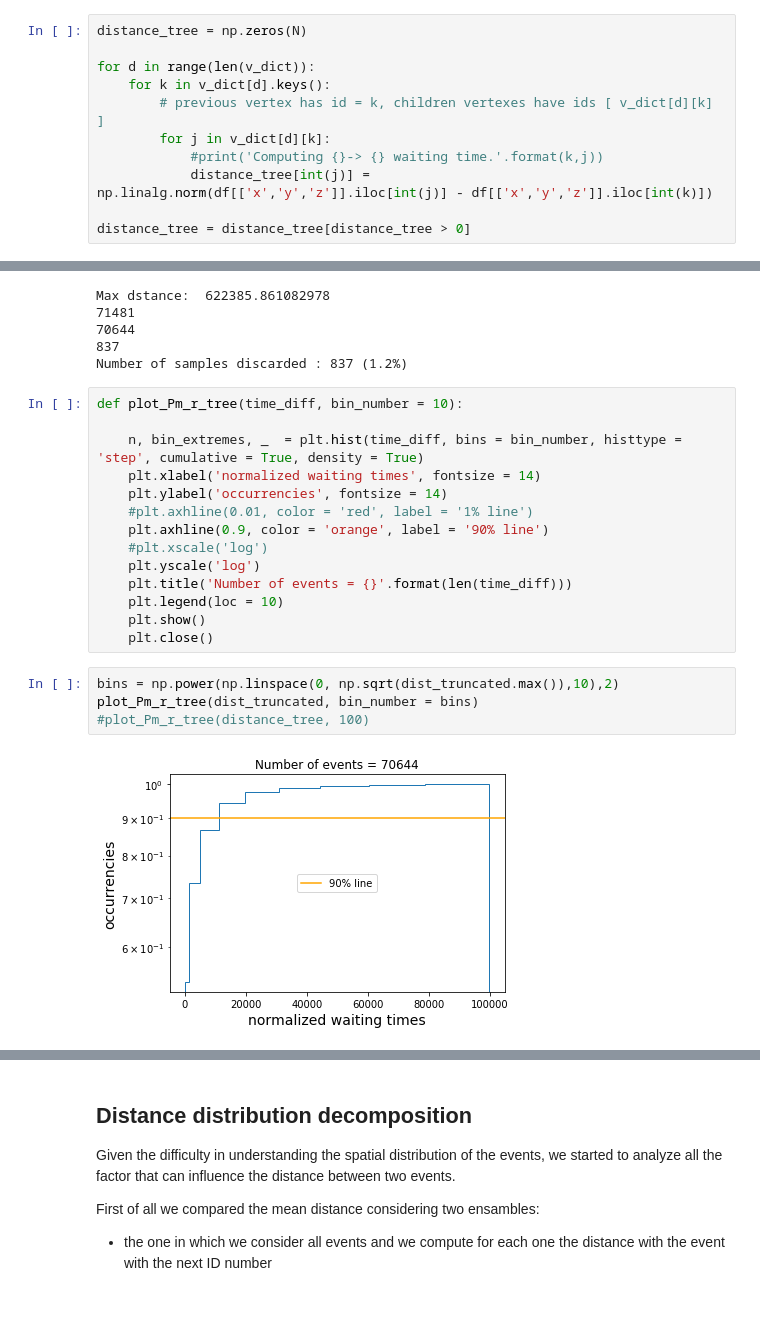
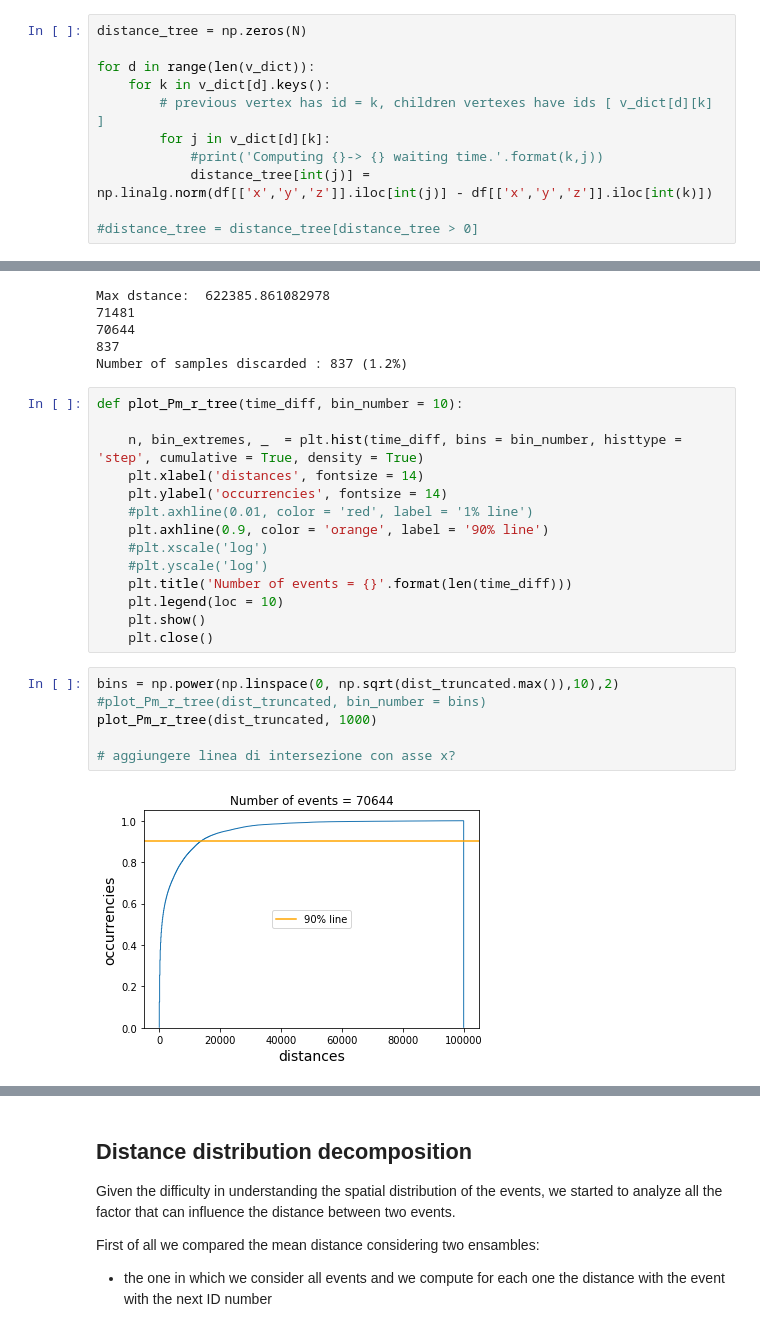
Before and after one commit to mango915/Earthquakes, a Jupyter notebook: nico.ipynb, the cells around one changed output, grey strips where cells are left out. Cells and saved outputs as stored; diff of their text form.

```diff
--- a/nico.ipynb
+++ b/nico.ipynb
@@ -808,4 +820,4 @@ for d in range(len(v_dict)):
             #print('Computing {}-> {} waiting time.'.format(k,j))
             distance_tree[int(j)] = np.linalg.norm(df[['x','y','z']].iloc[int(j)] - df[['x','y','z']].iloc[int(k)])
 
-distance_tree = distance_tree[distance_tree > 0]
+#distance_tree = distance_tree[distance_tree > 0]
@@ -830,22 +846,24 @@ Number of samples discarded : 837 (1.2%)
 def plot_Pm_r_tree(time_diff, bin_number = 10):
 
     n, bin_extremes, _  = plt.hist(time_diff, bins = bin_number, histtype = 'step', cumulative = True, density = True)
-    plt.xlabel('normalized waiting times', fontsize = 14)
+    plt.xlabel('distances', fontsize = 14)
     plt.ylabel('occurrencies', fontsize = 14)
     #plt.axhline(0.01, color = 'red', label = '1% line')
     plt.axhline(0.9, color = 'orange', label = '90% line')
     #plt.xscale('log')
-    plt.yscale('log')
+    #plt.yscale('log')
     plt.title('Number of events = {}'.format(len(time_diff)))
     plt.legend(loc = 10)
     plt.show()
     plt.close()
 # %%
 bins = np.power(np.linspace(0, np.sqrt(dist_truncated.max()),10),2)
-plot_Pm_r_tree(dist_truncated, bin_number = bins)
-#plot_Pm_r_tree(distance_tree, 100)
+#plot_Pm_r_tree(dist_truncated, bin_number = bins)
+plot_Pm_r_tree(dist_truncated, 1000)
+
+# aggiungere linea di intersezione con asse x?
 # %% [output]
-[figure, old version]
+[figure, new version]
 # %%
 dist_trunc = dist_truncated[dist_truncated < 50000]
 plt.hist(dist_trunc)
```
Also changed, not shown: parts of 23 cells of this notebook.
